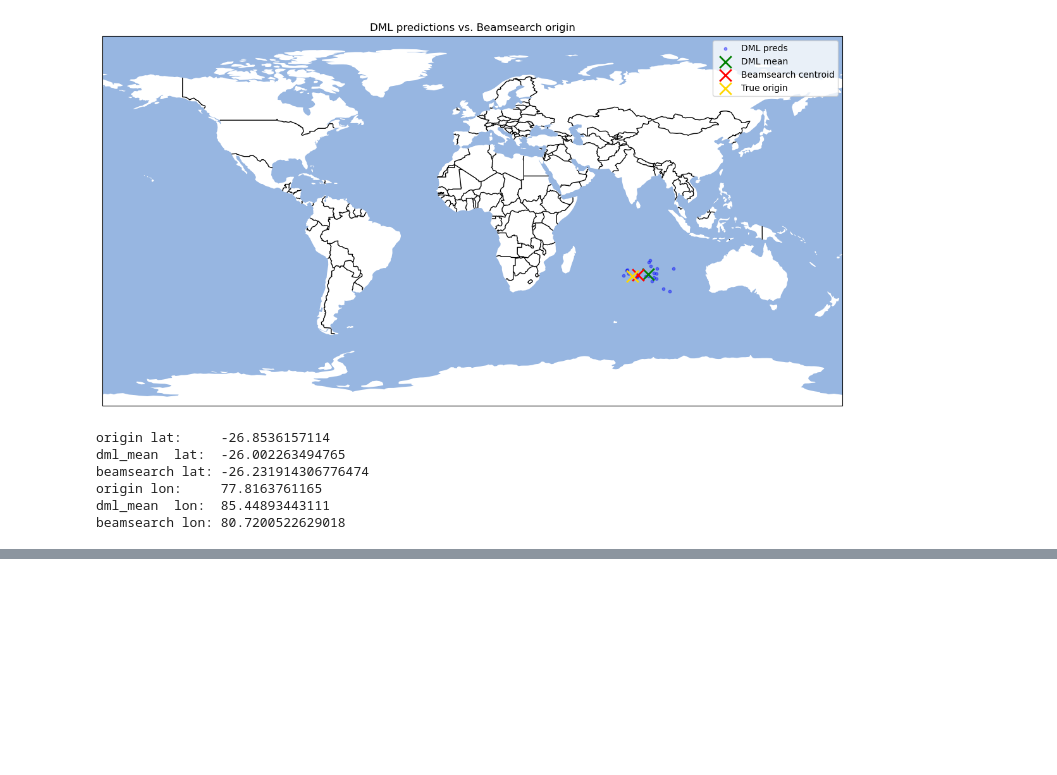
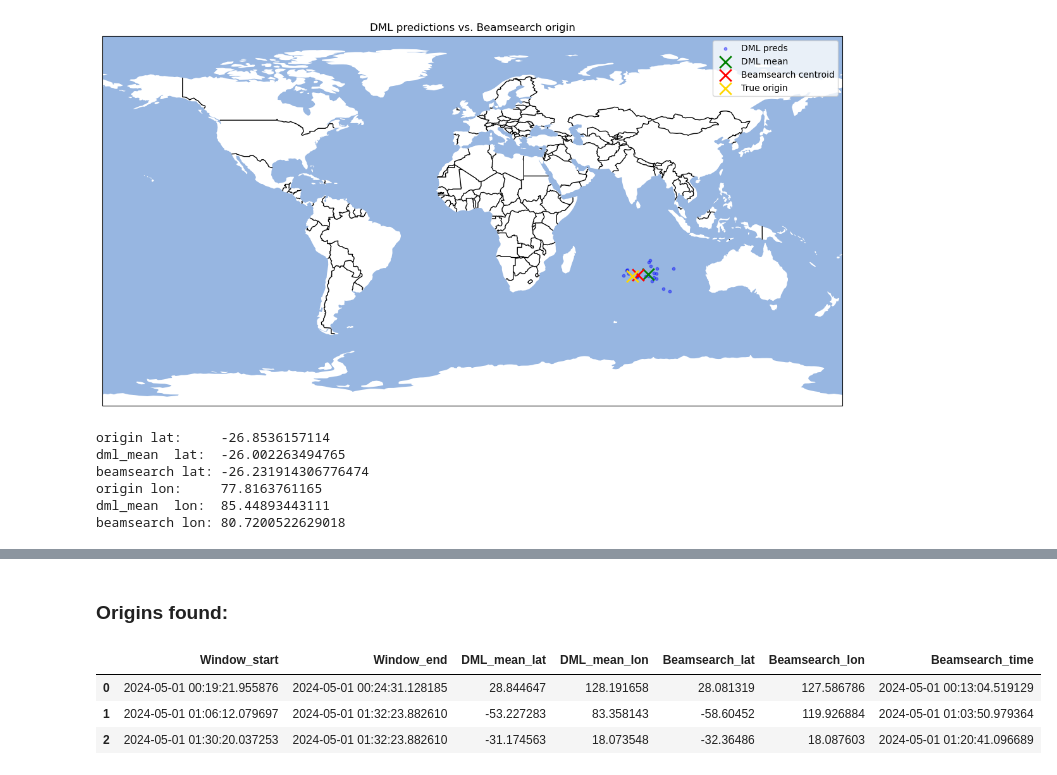
Before and after one commit to JPaceGTC/randl_client, a Jupyter notebook: Client_Example_Use.ipynb, the cells around one changed output, grey strips where cells are left out. Saved outputs shown, nothing was run; the diff lists cells and outputs as text; code cells hidden in the pictures; blank space fills up the shorter version.

```diff
--- a/Client_Example_Use.ipynb
+++ b/Client_Example_Use.ipynb
@@ -170,0 +265,9 @@ beamsearch lon: 80.7200522629018
+# %% [markdown]
+### Origins found:
+# %%
+origins
+# %% [output]
+|  | Window_start | Window_end | DML_mean_lat | DML_mean_lon | Beamsearch_lat | Beamsearch_lon | Beamsearch_time |
+| 0 | 2024-05-01 00:19:21.955876 | 2024-05-01 00:24:31.128185 | 28.844647 | 128.191658 | 28.081319 | 127.586786 | 2024-05-01 00:13:04.519129 |
+| 1 | 2024-05-01 01:06:12.079697 | 2024-05-01 01:32:23.882610 | -53.227283 | 83.358143 | -58.60452 | 119.926884 | 2024-05-01 01:03:50.979364 |
+| 2 | 2024-05-01 01:30:20.037253 | 2024-05-01 01:32:23.882610 | -31.174563 | 18.073548 | -32.36486 | 18.087603 | 2024-05-01 01:20:41.096689 |
```
Also changed, not shown: parts of 8 cells of this notebook.
